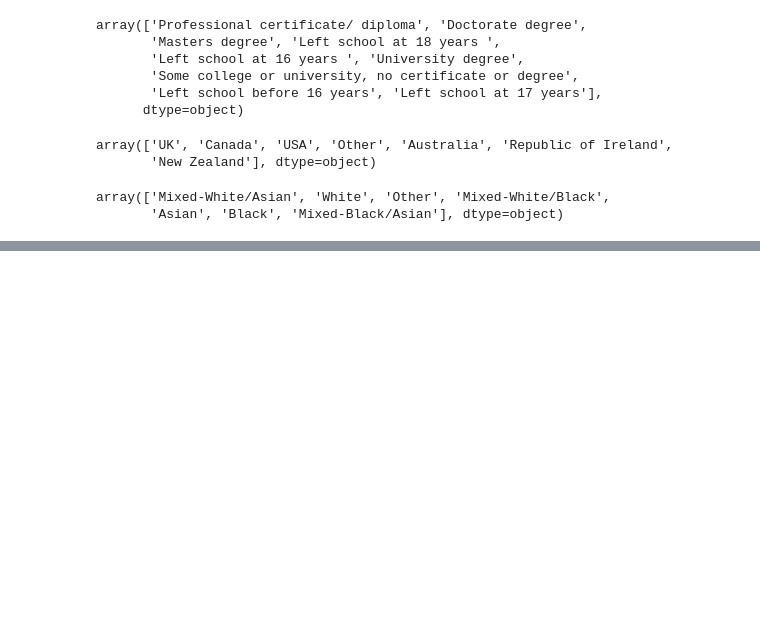
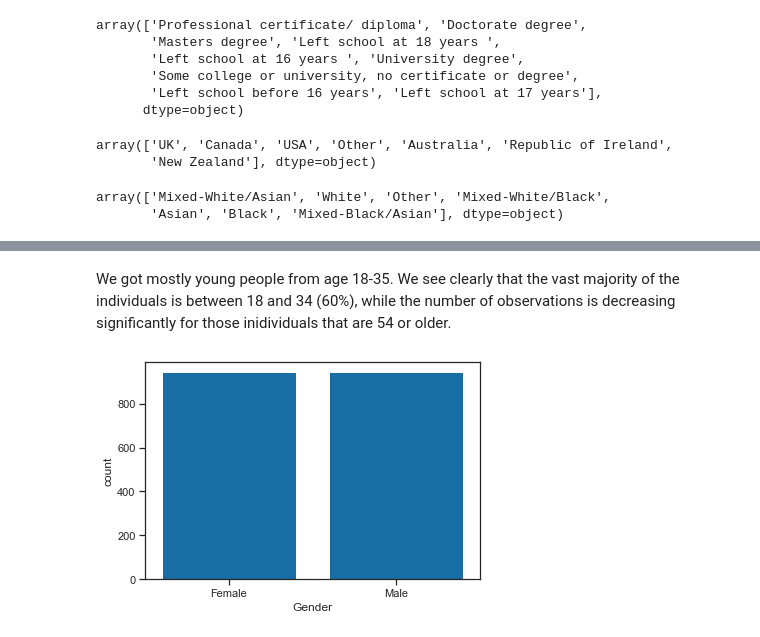
Before and after one commit to dave-py/Project2-Prediction, a Jupyter notebook: DrugAbuse.ipynb, the cells around one changed output, grey strips where cells are left out. Cells and saved outputs as stored; diff of their text form; code cells hidden in the pictures; blank space fills up the shorter version.

```diff
--- a/DrugAbuse.ipynb
+++ b/DrugAbuse.ipynb
@@ -337,0 +457,6 @@ ValueError: could not convert string to float: '35-44'
+# %% [markdown]
+We got mostly young people from age 18-35. We see clearly that the vast majority of the individuals is between 18 and 34 (60%), while the number of observations is decreasing significantly for those inidividuals that are 54 or older.
+# %%
+sns.countplot(x="Gender", data=df, color='#0072BD');
+# %% [output]
+[figure, added]
```
Also changed, not shown: parts of 93 cells of this notebook, 8 other files.
